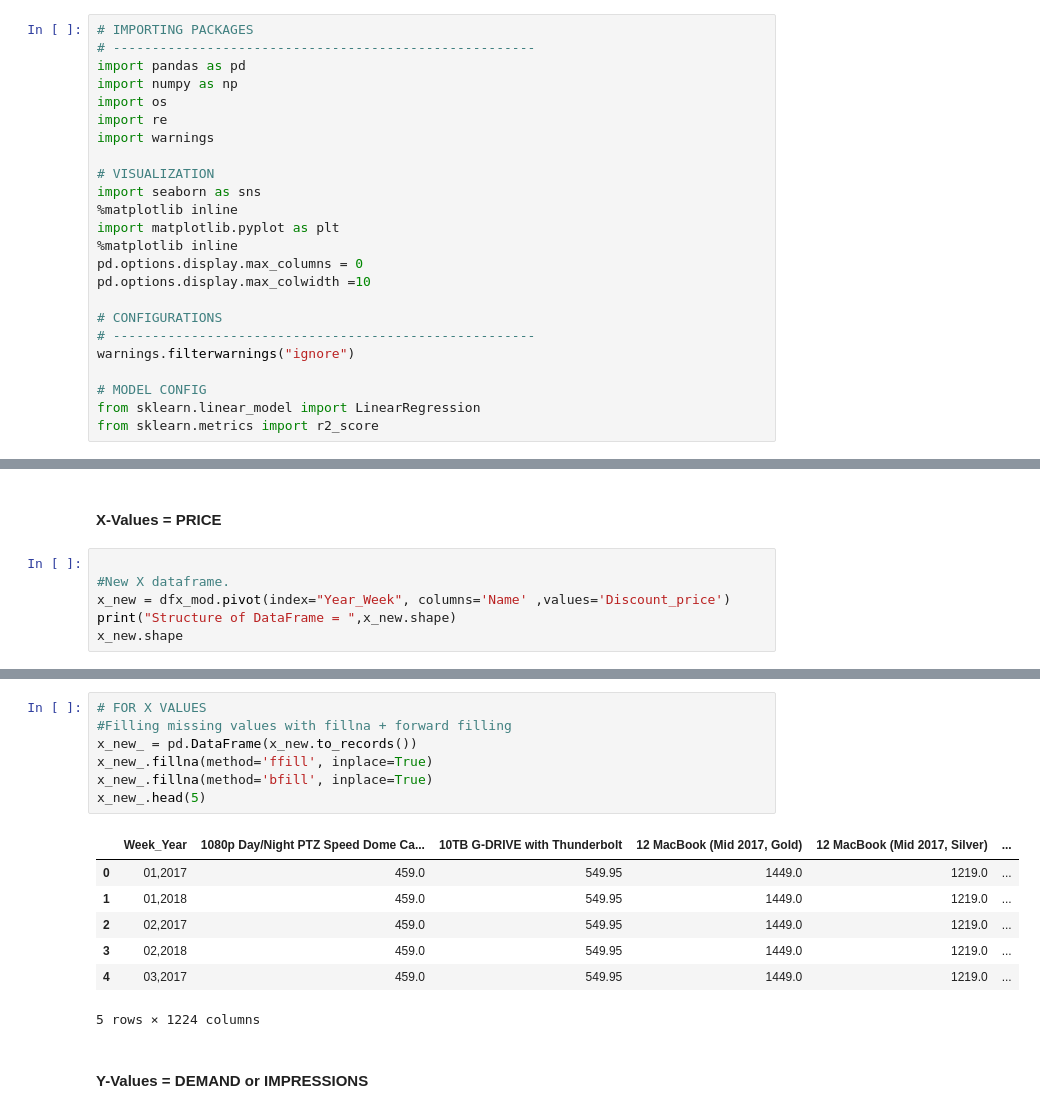
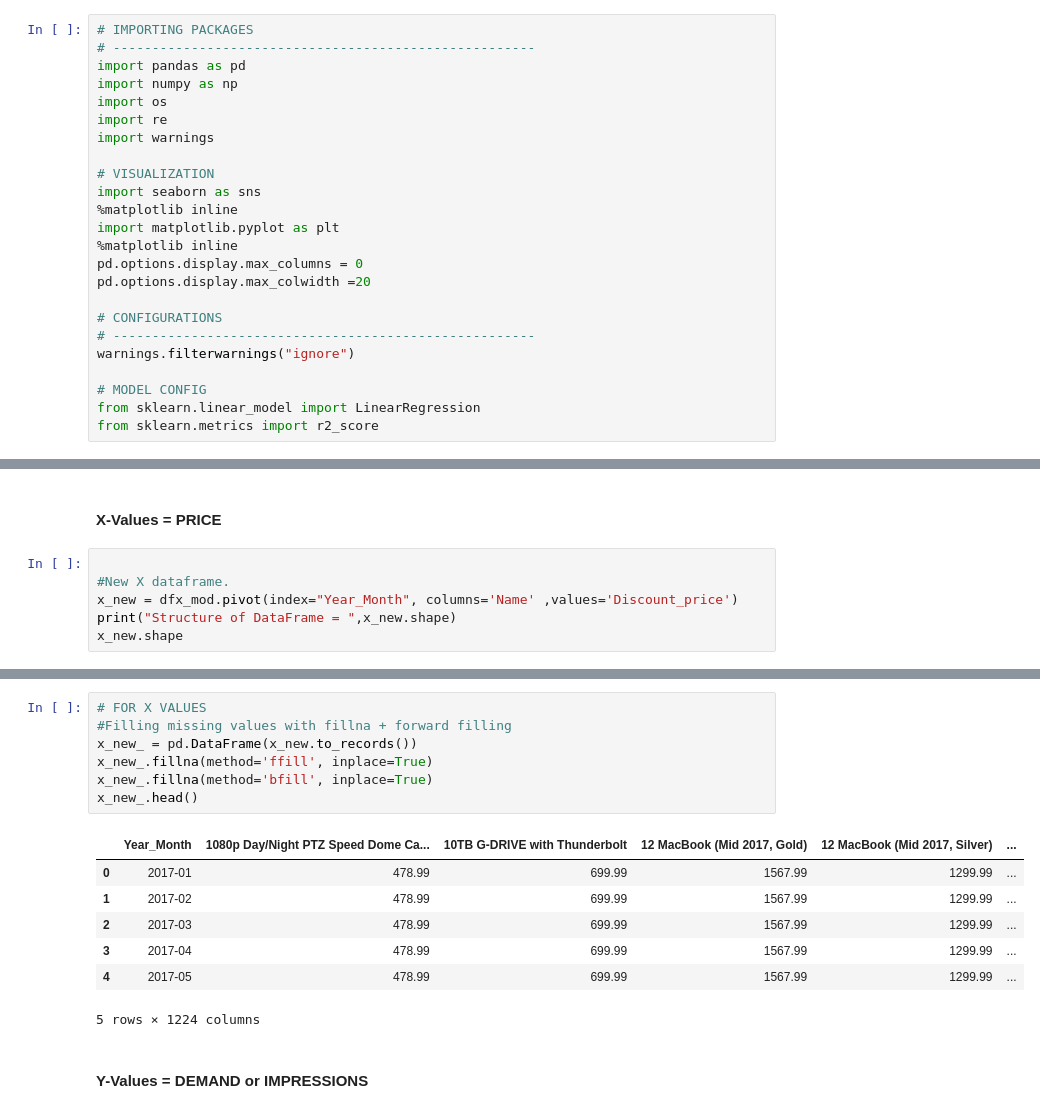
Before and after one commit to prasad-wakchoure/project, a Jupyter notebook: Siddharth/03-Model+.ipynb, the cells around one changed output, grey strips where cells are left out. Drawn from its saved outputs; the diff is of its cells as text.

```diff
--- a/Siddharth/03-Model+.ipynb
+++ b/Siddharth/03-Model+.ipynb
@@ -13,7 +13,7 @@ import seaborn as sns
 import matplotlib.pyplot as plt
 %matplotlib inline
 pd.options.display.max_columns = 0
-pd.options.display.max_colwidth =10
+pd.options.display.max_colwidth =20
 
 # CONFIGURATIONS
 # ------------------------------------------------------
@@ -99,7 +99,7 @@ dfx_mod.sort_values("Year_Month",ignore_index=True)
 # %%
 
 #New X dataframe.
-x_new = dfx_mod.pivot(index="Year_Week", columns='Name' ,values='Discount_price')
+x_new = dfx_mod.pivot(index="Year_Month", columns='Name' ,values='Discount_price')
 print("Structure of DataFrame = ",x_new.shape)
 x_new.shape
 # %% [output]
@@ -125,17 +119,17 @@ x_new.head(9999)
 # %%
 # FOR X VALUES
 #Filling missing values with fillna + forward filling
 x_new_ = pd.DataFrame(x_new.to_records())
 x_new_.fillna(method='ffill', inplace=True)
 x_new_.fillna(method='bfill', inplace=True)
-x_new_.head(5)
+x_new_.head()
 # %% [output]
-|  | Week_Year | 1080p Day/Night PTZ Speed Dome Ca... | 10TB G-DRIVE with Thunderbolt | 12 MacBook (Mid 2017, Gold) | 12 MacBook (Mid 2017, Silver) | ... |
-| 0 | 01,2017 | 459.0 | 549.95 | 1449.0 | 1219.0 | ... |
-| 1 | 01,2018 | 459.0 | 549.95 | 1449.0 | 1219.0 | ... |
-| 2 | 02,2017 | 459.0 | 549.95 | 1449.0 | 1219.0 | ... |
-| 3 | 02,2018 | 459.0 | 549.95 | 1449.0 | 1219.0 | ... |
-| 4 | 03,2017 | 459.0 | 549.95 | 1449.0 | 1219.0 | ... |
+|  | Year_Month | 1080p Day/Night PTZ Speed Dome Ca... | 10TB G-DRIVE with Thunderbolt | 12 MacBook (Mid 2017, Gold) | 12 MacBook (Mid 2017, Silver) | ... |
+| 0 | 2017-01 | 478.99 | 699.99 | 1567.99 | 1299.99 | ... |
+| 1 | 2017-02 | 478.99 | 699.99 | 1567.99 | 1299.99 | ... |
+| 2 | 2017-03 | 478.99 | 699.99 | 1567.99 | 1299.99 | ... |
+| 3 | 2017-04 | 478.99 | 699.99 | 1567.99 | 1299.99 | ... |
+| 4 | 2017-05 | 478.99 | 699.99 | 1567.99 | 1299.99 | ... |
 5 rows × 1224 columns
 # %% [markdown]
 #### Y-Values = DEMAND or IMPRESSIONS
```
Also changed, not shown: parts of 13 cells of this notebook.
